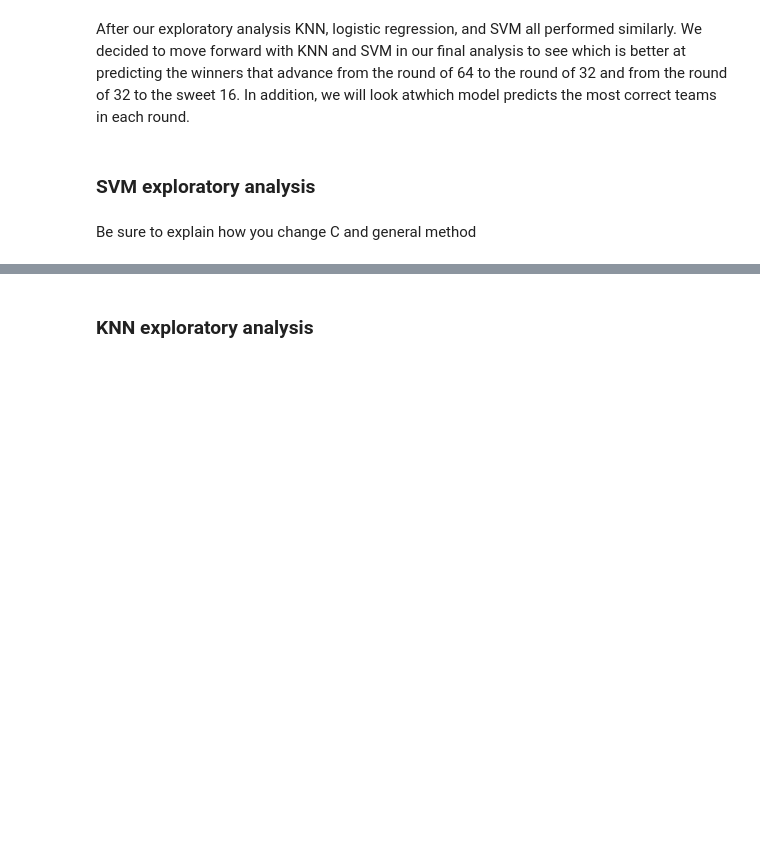
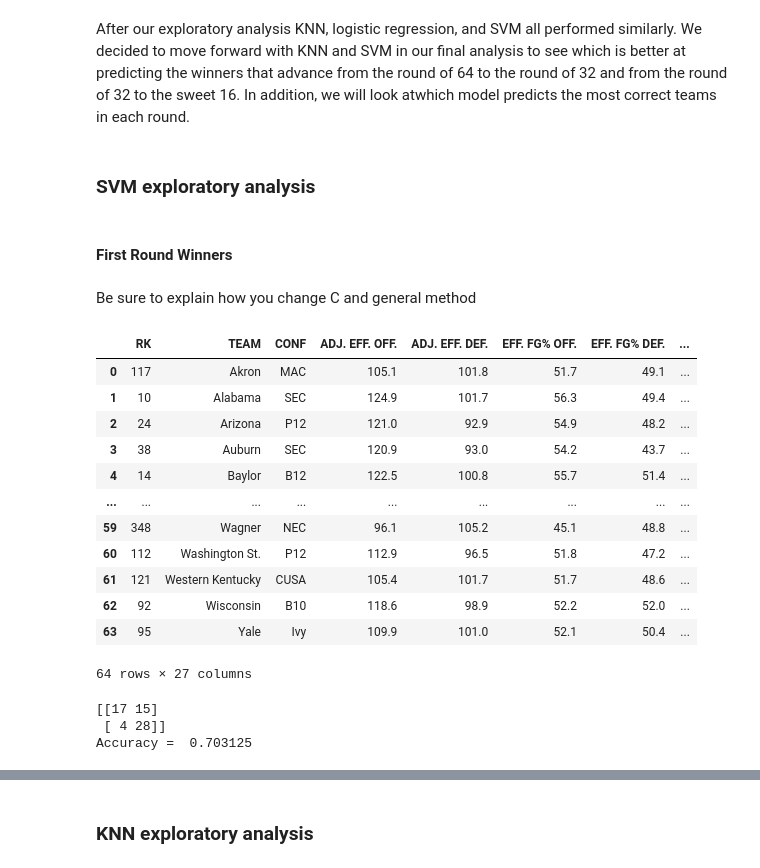
Before and after one commit to sydneysmith4/COMP-5360-Final-Project, a Jupyter notebook: Jupyter Notebooks/Final Project.ipynb, the cells around one changed output, grey strips where cells are left out. Saved outputs shown, nothing was run; the diff lists cells and outputs as text; code cells hidden in the pictures; blank space fills up the shorter version.

```diff
--- a/Jupyter Notebooks/Final Project.ipynb
+++ b/Jupyter Notebooks/Final Project.ipynb
@@ -243,5 +241,51 @@ NEED TO DO: SUMMARIZE EXPLORATORY ANALYSIS AND WHY WE CHOSE TO MOVE FORWARD WITH
 After our exploratory analysis KNN, logistic regression, and SVM all performed similarly. We decided to move forward with KNN and SVM in our final analysis to see which is better at predicting the winners that advance from the round of 64 to the round of 32 and from the round of 32 to the sweet 16. In addition, we will look atwhich model predicts the most correct teams in each round.
 # %% [markdown]
 ### SVM exploratory analysis
+# %% [markdown]
+#### First Round Winners
 # %% [markdown]
 Be sure to explain how you change C and general method
+# %%
+#load combined data set of 2017,2016, and 2009 tournaments
+train_dataset = pd.read_excel("Complete Combined Files .xlsx")
+#load data set of 2024 tournament
+test_dataset = pd.read_csv("2024 Final Total Data.csv")
+
+# set x_train to the combined data set, but drop all columns that aren't related to a team's statistics
+X_train = train_dataset.drop(["RK",'TEAM',"CONF", "R64", 'R32', 'S16', 'E8', 'F4','F2','CHAMP'],axis = 1)
+# set x_test to the 2024 data set, but drop all columns that aren't related to a team's statistics
+X_test = test_dataset.drop(["RK",'TEAM',"CONF", "R64", 'R32', 'S16', 'E8', 'F4','F2','CHAMP'],axis = 1)
+# set y_train to the column of the winners of the first round of the combined data set
+y_train = train_dataset['R32']
+# set y_test to the column of the winners of the first round of the 2024 data set
+y_test = test_dataset['R32']
+
+test_dataset
+# %% [output]
+|  | RK | TEAM | CONF | ADJ. EFF. OFF. | ADJ. EFF. DEF. | EFF. FG% OFF. | EFF. FG% DEF. | ... |
+| 0 | 117 | Akron | MAC | 105.1 | 101.8 | 51.7 | 49.1 | ... |
+| 1 | 10 | Alabama | SEC | 124.9 | 101.7 | 56.3 | 49.4 | ... |
+| 2 | 24 | Arizona | P12 | 121.0 | 92.9 | 54.9 | 48.2 | ... |
+| 3 | 38 | Auburn | SEC | 120.9 | 93.0 | 54.2 | 43.7 | ... |
+| 4 | 14 | Baylor | B12 | 122.5 | 100.8 | 55.7 | 51.4 | ... |
+| ... | ... | ... | ... | ... | ... | ... | ... | ... |
+| 59 | 348 | Wagner | NEC | 96.1 | 105.2 | 45.1 | 48.8 | ... |
+| 60 | 112 | Washington St. | P12 | 112.9 | 96.5 | 51.8 | 47.2 | ... |
+| 61 | 121 | Western Kentucky | CUSA | 105.4 | 101.7 | 51.7 | 48.6 | ... |
+| 62 | 92 | Wisconsin | B10 | 118.6 | 98.9 | 52.2 | 52.0 | ... |
+| 63 | 95 | Yale | Ivy | 109.9 | 101.0 | 52.1 | 50.4 | ... |
+64 rows × 27 columns
+# %%
+# create a svm classification model
+model = svm.SVC(kernel = 'rbf',C = 5000, gamma = 'scale')
+model.fit(X_train, y_train)
+y_pred = model.predict(X_test)
+
+#create a confusion matrix and print overall accuracy score
+matrix = metrics.confusion_matrix(y_true = y_test, y_pred = y_pred)
+print(matrix)
+print("Accuracy = ", metrics.accuracy_score(y_true = y_test, y_pred = model.predict(X_test)))
+# %% [output]
+[[17 15]
+ [ 4 28]]
+Accuracy =  0.703125
```
Also changed, not shown: parts of 23 cells of this notebook.
